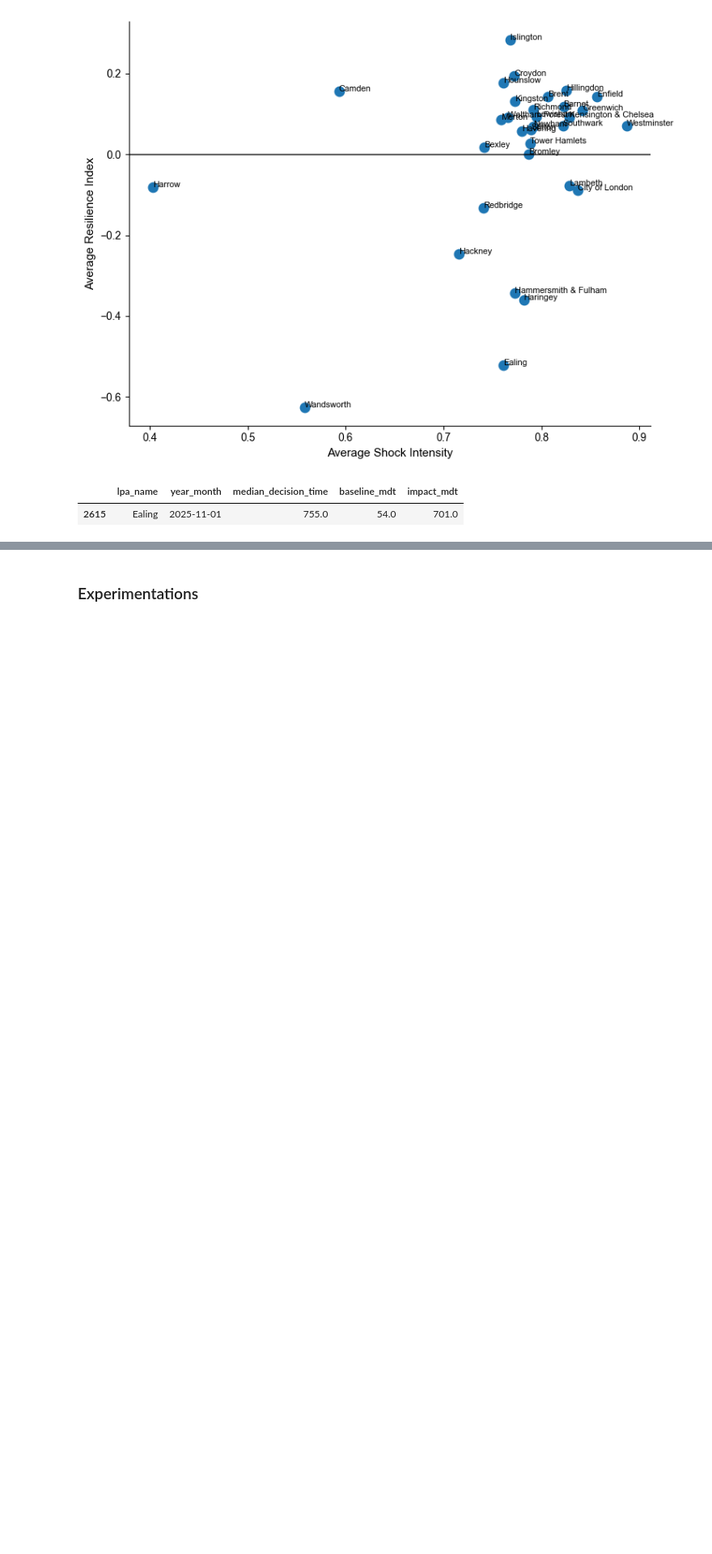
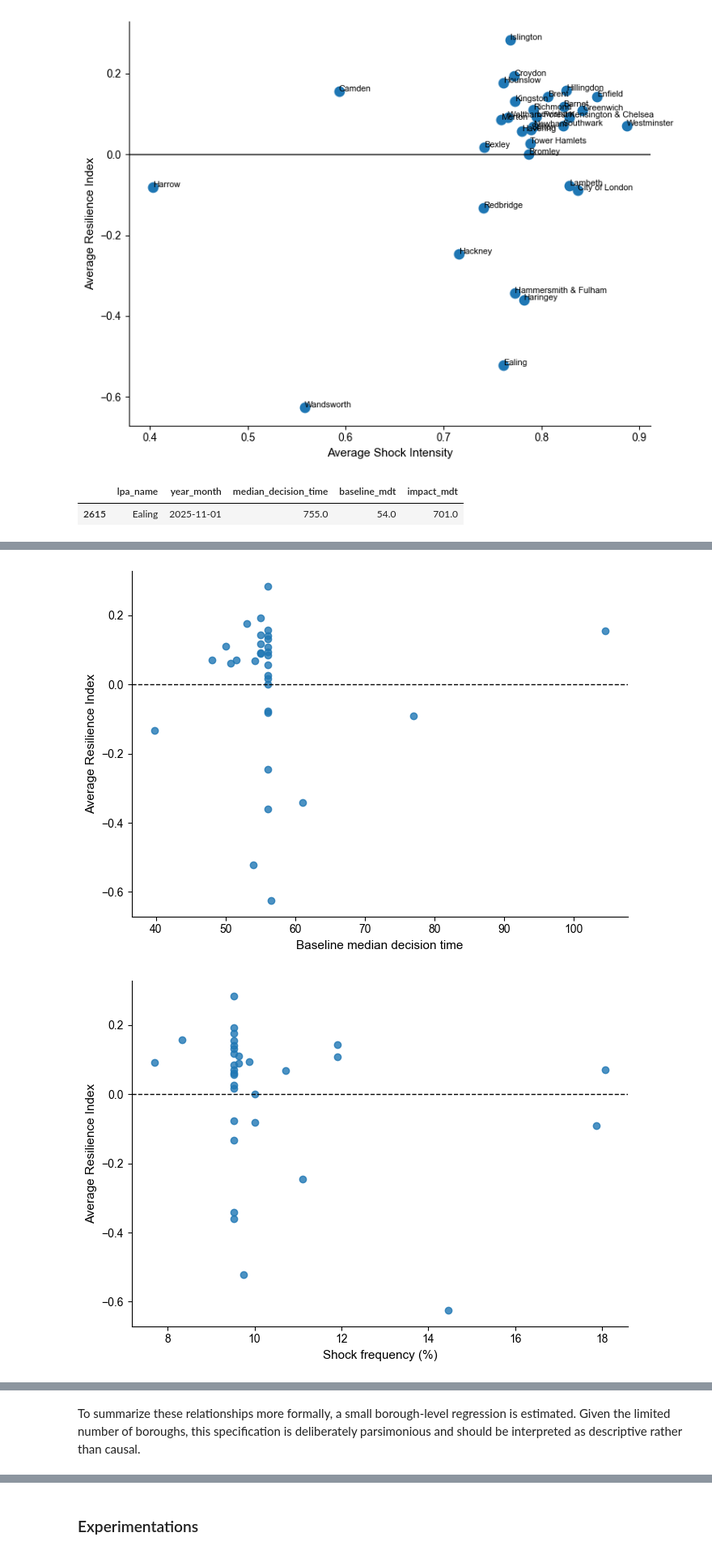
Before and after one commit to joseantuneshd/planning-resilience-london, a Jupyter notebook: notebooks/03_descriptive_analysis.ipynb, the cells around one changed output, grey strips where cells are left out. Shown at 81% size. Drawn from its saved outputs; the diff is of its cells as text; code cells hidden in the pictures; blank space fills up the shorter version.

```diff
--- a/notebooks/03_descriptive_analysis.ipynb
+++ b/notebooks/03_descriptive_analysis.ipynb
@@ -988,0 +1180,12 @@ df[df["impact_mdt"] > 500][[
+# %%
+scenarios = {
+    "P85, equal weights": {"percentile": 0.85, "w_mdt": 0.5, "w_ar": 0.5},
+    "P90, equal weights": {"percentile": 0.90, "w_mdt": 0.5, "w_ar": 0.5},  # baseline
+    "P95, equal weights": {"percentile": 0.95, "w_mdt": 0.5, "w_ar": 0.5},
+    "P90, 0.7 MDT / 0.3 AP": {"percentile": 0.90, "w_mdt": 0.7, "w_ar": 0.3},
+    "P90, 0.3 MDT / 0.7 AP": {"percentile": 0.90, "w_mdt": 0.3, "w_ar": 0.7},
+}
+
+results = {}
+for name, params in scenarios.items():
+    results[name] = compute_ri_scenario(df_sens, **params)
@@ -988,0 +1422,62 @@ df[df["impact_mdt"] > 500][[
+# %%
+# =====================================
+# Scatterplots: RI vs key borough characteristics
+# =====================================
+
+import matplotlib.pyplot as plt
+
+def labelled_scatter(data, x, y, xlabel, ylabel, title, annotate=False):
+    plt.figure(figsize=(7, 5))
+    plt.scatter(data[x], data[y], alpha=0.8)
+    plt.axhline(0, color="black", linewidth=1, linestyle="--")
+    plt.xlabel(xlabel)
+    plt.ylabel(ylabel)
+    plt.title(title)
+
+    if annotate:
+        for _, row in data.iterrows():
+            plt.annotate(
+                row["lpa_name"],
+                (row[x], row[y]),
+                fontsize=7,
+                alpha=0.8
+            )
+
+    plt.tight_layout()
+    plt.show()
+
+# 1) RI vs baseline MDT
+labelled_scatter(
+    borough_expl,
+    x="baseline_mdt",
+    y="mean_ri",
+    xlabel="Baseline median decision time",
+    ylabel="Average Resilience Index",
+    title=None,
+    annotate=False
+)
+
+# 2) RI vs shock frequency
+labelled_scatter(
+    borough_expl,
+    x="shock_frequency_pct",
+    y="mean_ri",
+    xlabel="Shock frequency (%)",
+    ylabel="Average Resilience Index",
+    title=None,
+    annotate=False
+)
+
+# 3) RI vs workload volatility
+labelled_scatter(
+    borough_expl,
+    x="sd_decision_volume",
+    y="mean_ri",
+    xlabel="Decision volume volatility (SD)",
+    ylabel="Average Resilience Index",
+    title=None,
+    annotate=False
+)
+# %% [output]
+[figure, added]
+[figure, added]
@@ -988,0 +1485,2 @@ df[df["impact_mdt"] > 500][[
+# %% [markdown]
+To summarize these relationships more formally, a small borough-level regression is estimated. Given the limited number of boroughs, this specification is deliberately parsimonious and should be interpreted as descriptive rather than causal.
```
Also changed, not shown: parts of 30 cells of this notebook.
